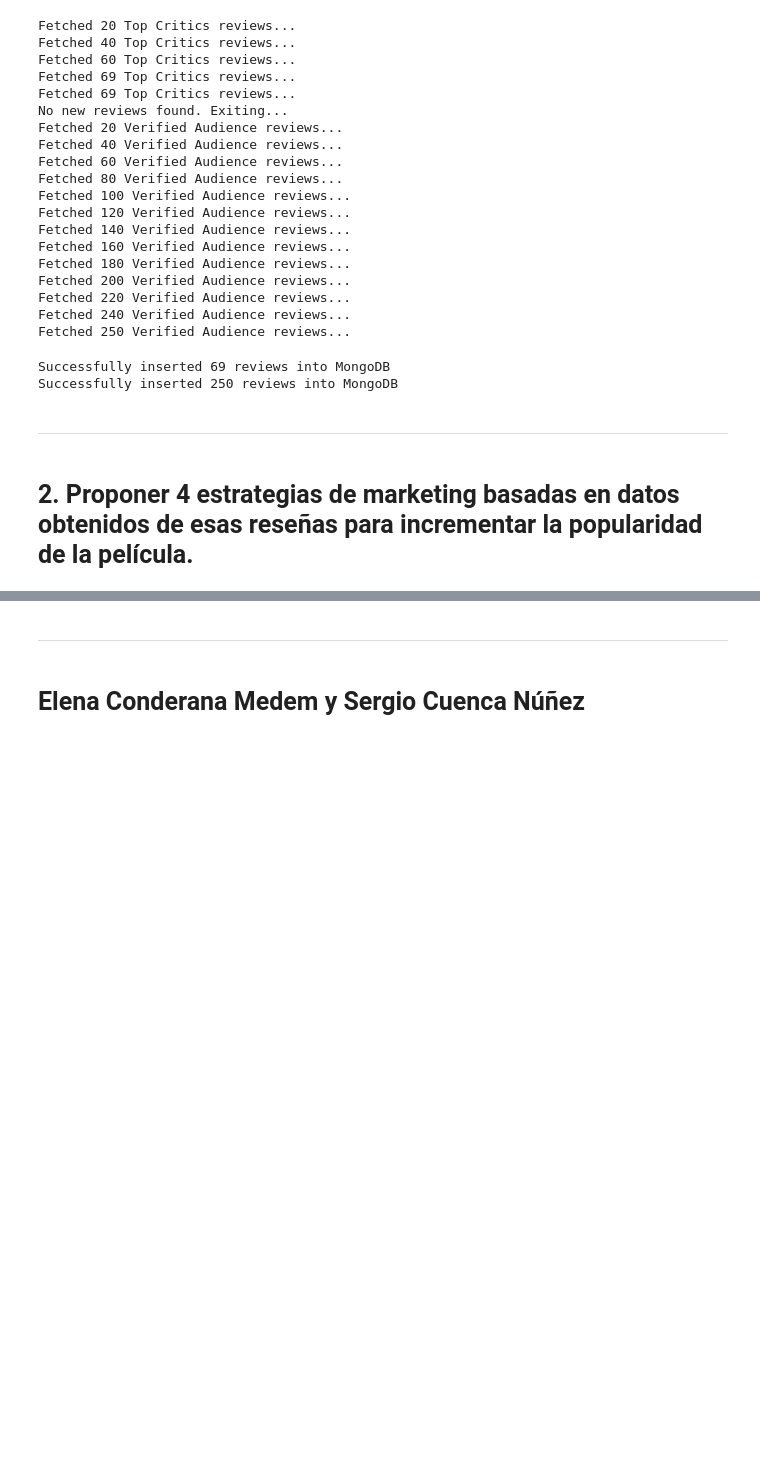
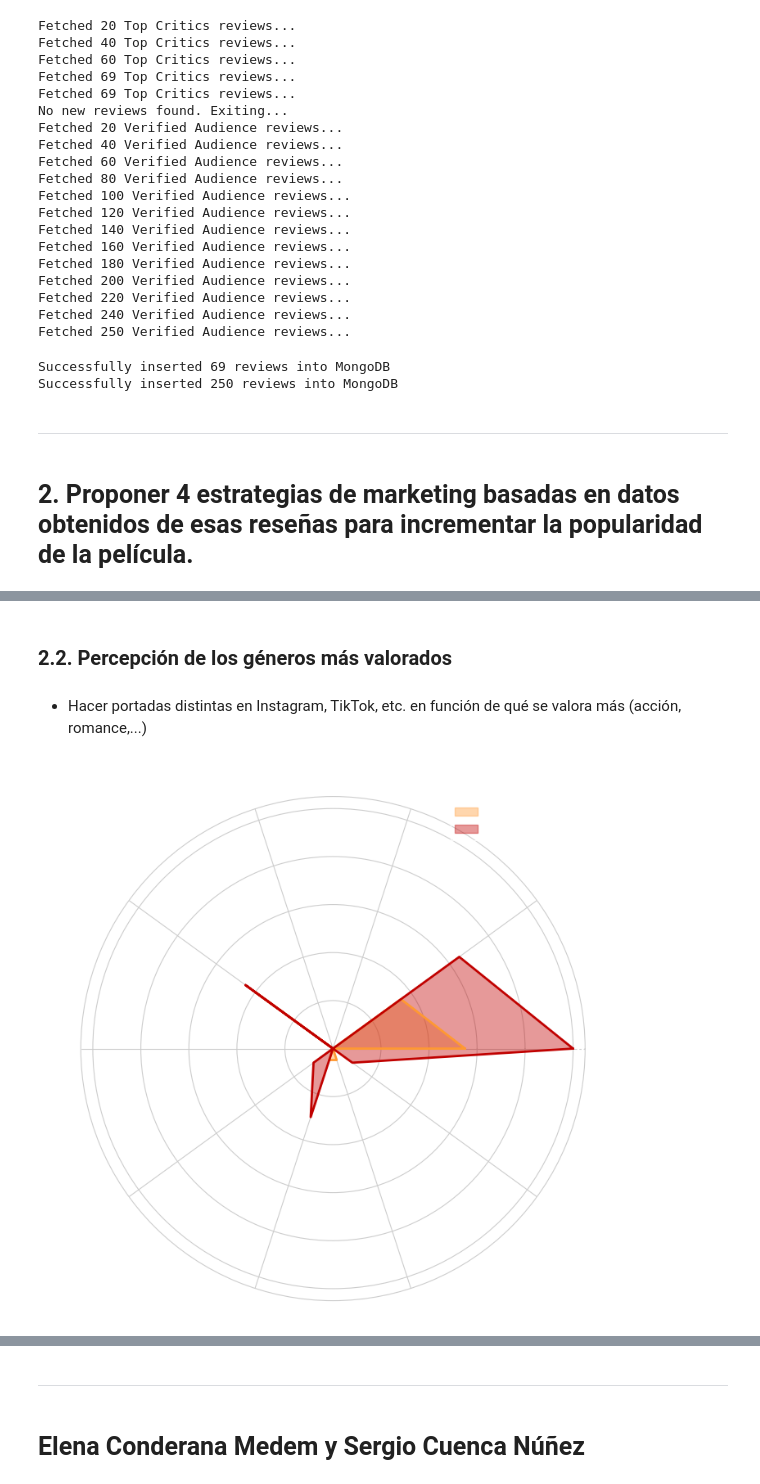
Before and after one commit to SergioCuencaNunez/asw-labs, a Jupyter notebook: lab3/lab3.ipynb, the cells around one changed output, grey strips where cells are left out. Saved outputs shown, nothing was run; the diff lists cells and outputs as text; code cells hidden in the pictures; blank space fills up the shorter version.

```diff
--- a/lab3/lab3.ipynb
+++ b/lab3/lab3.ipynb
@@ -177,0 +301,70 @@ Successfully inserted 250 reviews into MongoDB
+# %% [markdown]
+## <span style="font-family: Latin Modern Roman; font-size: 20px;"> 2.2. Percepción de los géneros más valorados </span>
+# %% [markdown]
+- Hacer portadas distintas en Instagram, TikTok, etc. en función de qué se valora más (acción, romance,...)
+# %%
+import matplotlib.pyplot as plt
+import numpy as np
+import re
+from collections import defaultdict
+
+genre_keywords = {
+    "thriller": ["thriller", "suspense", "intense", "gripping"],
+    "drama": ["drama", "emotional", "deep", "serious"],
+    "comedy": ["comedy", "humor", "funny", "hilarious"],
+    "horror": ["horror", "scary", "terrifying", "haunting"],
+    "mystery": ["mystery", "detective", "whodunit", "intrigue"],
+    "sci-fi": ["sci-fi", "science fiction", "futuristic", "technology"],
+    "romance": ["romance", "love", "romantic", "heartfelt"],
+    "action": ["action", "fast-paced", "explosive", "fight"],
+    "fantasy": ["fantasy", "magic", "mythical", "imaginative"],
+    "adventure": ["adventure", "journey", "exploration", "quest"]
+}
+
+def count_genre_mentions(reviews):
+    genre_counts = defaultdict(int)
+
+    for review in reviews:
+        review_text = review["review"].lower()
+        for genre, keywords in genre_keywords.items():
+            if any(re.search(rf"\b{kw}\b", review_text) for kw in keywords):
+                genre_counts[genre] += 1
+
+    return genre_counts
+
+genre_mentions_critics = count_genre_mentions(top_critics_reviews)
+genre_mentions_audience = count_genre_mentions(verified_audience_reviews)
+
+labels = list(genre_keywords.keys())
+critics_values = [genre_mentions_critics[genre] for genre in labels]
+audience_values = [genre_mentions_audience[genre] for genre in labels]
+
+max_value = max(max(critics_values), max(audience_values), 1)
+critics_values = [v / max_value for v in critics_values]
+audience_values = [v / max_value for v in audience_values]
+
+angles = np.linspace(0, 2 * np.pi, len(labels), endpoint=False).tolist()
+critics_values += critics_values[:1]
+audience_values += audience_values[:1]
+angles += angles[:1]
+
+fig, ax = plt.subplots(figsize=(8, 8), subplot_kw=dict(polar=True), facecolor="none")
+ax.set_facecolor("none")
+
+critics_color = plt.cm.gist_heat(0.8)
+audience_color = plt.cm.gist_heat(0.5)
+
+ax.fill(angles, critics_values, color=critics_color, alpha=0.4, label="Top Critics")
+ax.fill(angles, audience_values, color=audience_color, alpha=0.4, label="Verified Audience")
+ax.plot(angles, critics_values, color=critics_color, linewidth=2, linestyle="solid")
+ax.plot(angles, audience_values, color=audience_color, linewidth=2, linestyle="solid")
+
+ax.set_xticks(angles[:-1])
+ax.set_xticklabels(labels, fontsize=14, fontweight="bold", color="white")
+ax.set_yticklabels([])
+ax.set_title("Genre Mentions: Critics vs Audience", fontsize=14, fontweight="bold", color="white")
+ax.legend(loc="upper right", facecolor="none", edgecolor="white", labelcolor="white")
+
+plt.show()
+# %% [output]
+[figure, added]
```
Also changed, not shown: parts of 16 cells of this notebook.
